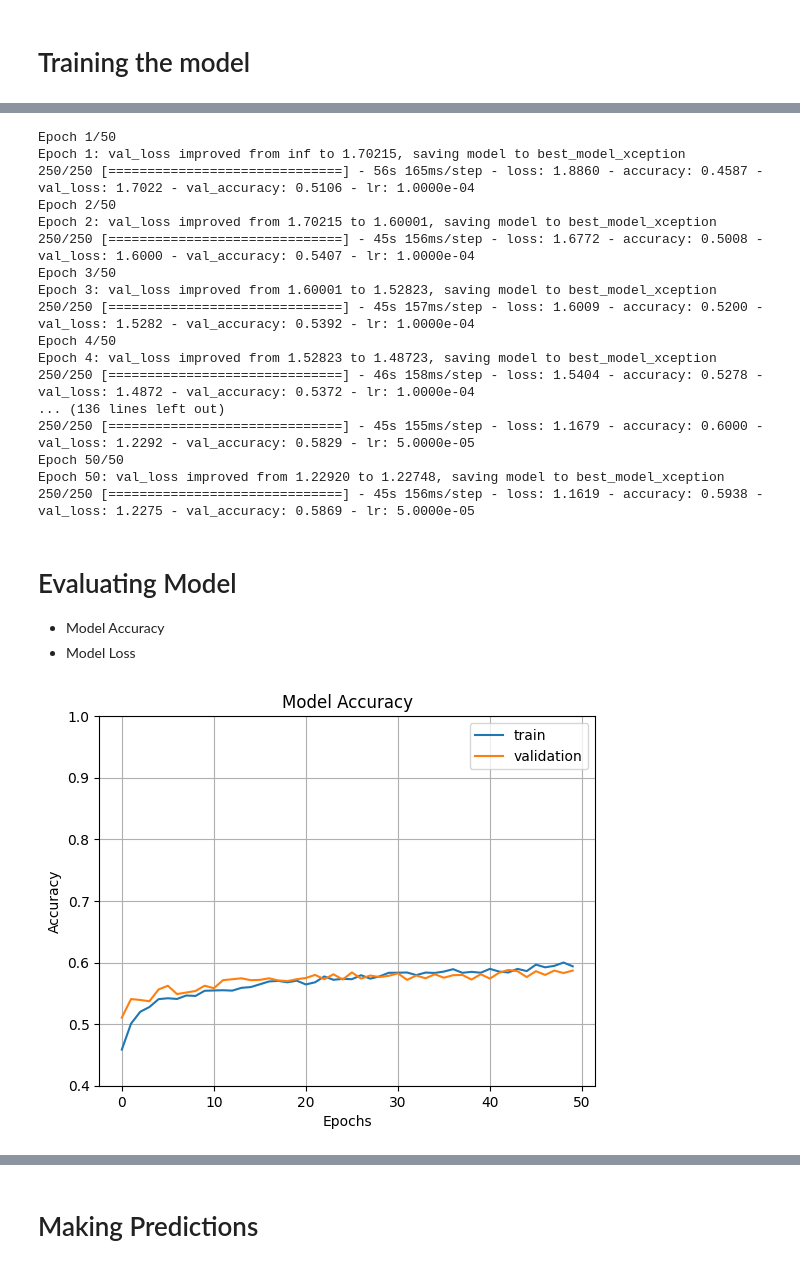
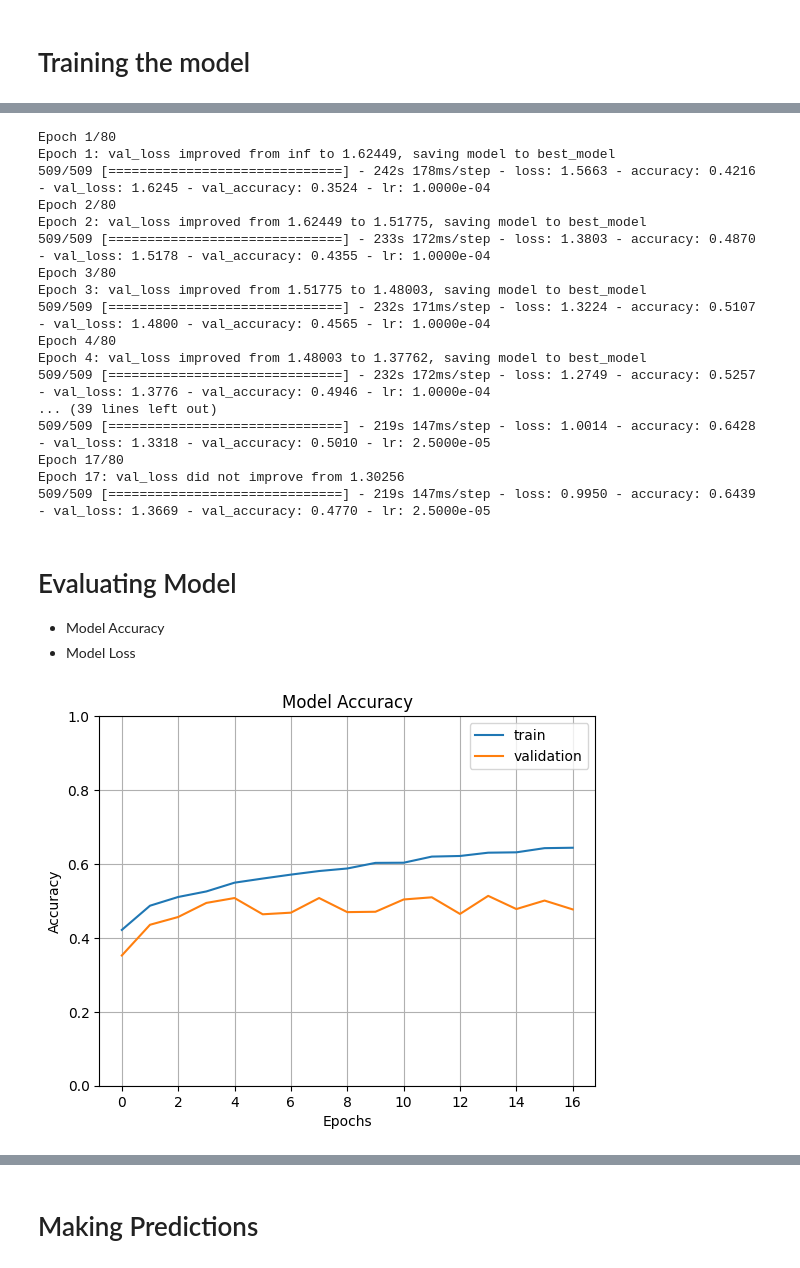
Before and after one commit to dduwa/Group-23, a Jupyter notebook: Xception_ODIR5K.ipynb, the cells around one changed output, grey strips where cells are left out. Saved outputs shown, nothing was run; the diff lists cells and outputs as text; code cells hidden in the pictures.

```diff
--- a/Xception_ODIR5K.ipynb
+++ b/Xception_ODIR5K.ipynb
@@ -238,26 +395,27 @@ from tensorflow.keras.callbacks import EarlyStopping, ReduceLROnPlateau, ModelCh
 # %%
-checkpoint = ModelCheckpoint(filepath='best_model_xception', verbose=1, save_best_only=True)
-reduce_lr = ReduceLROnPlateau(monitor='val_loss', factor=0.5, patience=3, min_lr=1e-7, verbose=1) # increased patience from 3 to 5 and factor from 0.2 to 0.5
-early_stopping = EarlyStopping(monitor='val_loss', patience=5, restore_best_weights=True) # increased from 5 to 10
+from tensorflow.keras.callbacks import EarlyStopping, ReduceLROnPlateau, ModelCheckpoint
+
+# Setup callbacks
+checkpoint = ModelCheckpoint(filepath='best_model', verbose=1, save_best_only=True)
+reduce_lr = ReduceLROnPlateau(monitor='val_loss', factor=0.5, patience=3, min_lr=1e-7, verbose=1)
+early_stopping = EarlyStopping(monitor='val_loss', patience=5, restore_best_weights=True)
 
 
 callbacks = [early_stopping, checkpoint, reduce_lr]
 # %%
 pretrained_model = tf.keras.applications.Xception(
     include_top=False,
-    input_shape=(299,299, 3),
+    input_shape=(299, 299, 3),
     pooling='avg',
     weights='imagenet')
 
 for layer in pretrained_model.layers:
     layer.trainable = False
 
-xception_model = Sequential()
-
-xception_model.add(pretrained_model)
-#xception_model.add((Dense(256, activation='relu')))
-xception_model.add(Dense(256, activation='relu', kernel_regularizer=tf.keras.regularizers.l2(0.001)))
-xception_model.add(Dropout(0.5))
-xception_model.add(Dense(8, activation='softmax'))
+model = Sequential()
+model.add(pretrained_model)
+model.add(Dense(512, activation='relu'))
+model.add(Dropout(0.2))
+model.add(Dense(8, activation='softmax'))
 # %% [output]
 Downloading data from https://storage.googleapis.com/tensorflow/keras-applications/xception/xception_weights_tf_dim_ordering_tf_kernels_notop.h5
@@ -285,26 +449,26 @@ _________________________________________________________________
 # %%
-xception_model.compile(optimizer=Adam(learning_rate=0.0001), loss='categorical_crossentropy', metrics=['accuracy'])
+model.compile(optimizer=Adam(learning_rate=0.0001), loss='categorical_crossentropy', metrics=['accuracy'])
 # %%
-epochs = 50
-history = xception_model.fit(train_ds, validation_data=val_ds, epochs=epochs, callbacks=callbacks)
+epochs = 80
+history = model.fit(train_ds, validation_data=val_ds, epochs=epochs, callbacks=callbacks)
 # %% [output]
-Epoch 1/50
-Epoch 1: val_loss improved from inf to 1.70215, saving model to best_model_xception
-250/250 [==============================] - 56s 165ms/step - loss: 1.8860 - accuracy: 0.4587 - val_loss: 1.7022 - val_accuracy: 0.5106 - lr: 1.0000e-04
-Epoch 2/50
-Epoch 2: val_loss improved from 1.70215 to 1.60001, saving model to best_model_xception
-250/250 [==============================] - 45s 156ms/step - loss: 1.6772 - accuracy: 0.5008 - val_loss: 1.6000 - val_accuracy: 0.5407 - lr: 1.0000e-04
-Epoch 3/50
-Epoch 3: val_loss improved from 1.60001 to 1.52823, saving model to best_model_xception
-250/250 [==============================] - 45s 157ms/step - loss: 1.6009 - accuracy: 0.5200 - val_loss: 1.5282 - val_accuracy: 0.5392 - lr: 1.0000e-04
-Epoch 4/50
-Epoch 4: val_loss improved from 1.52823 to 1.48723, saving model to best_model_xception
-250/250 [==============================] - 46s 158ms/step - loss: 1.5404 - accuracy: 0.5278 - val_loss: 1.4872 - val_accuracy: 0.5372 - lr: 1.0000e-04
-... (136 lines left out)
-250/250 [==============================] - 45s 155ms/step - loss: 1.1679 - accuracy: 0.6000 - val_loss: 1.2292 - val_accuracy: 0.5829 - lr: 5.0000e-05
-Epoch 50/50
-Epoch 50: val_loss improved from 1.22920 to 1.22748, saving model to best_model_xception
-250/250 [==============================] - 45s 156ms/step - loss: 1.1619 - accuracy: 0.5938 - val_loss: 1.2275 - val_accuracy: 0.5869 - lr: 5.0000e-05
+Epoch 1/80
+Epoch 1: val_loss improved from inf to 1.62449, saving model to best_model
+509/509 [==============================] - 242s 178ms/step - loss: 1.5663 - accuracy: 0.4216 - val_loss: 1.6245 - val_accuracy: 0.3524 - lr: 1.0000e-04
+Epoch 2/80
+Epoch 2: val_loss improved from 1.62449 to 1.51775, saving model to best_model
+509/509 [==============================] - 233s 172ms/step - loss: 1.3803 - accuracy: 0.4870 - val_loss: 1.5178 - val_accuracy: 0.4355 - lr: 1.0000e-04
+Epoch 3/80
+Epoch 3: val_loss improved from 1.51775 to 1.48003, saving model to best_model
+509/509 [==============================] - 232s 171ms/step - loss: 1.3224 - accuracy: 0.5107 - val_loss: 1.4800 - val_accuracy: 0.4565 - lr: 1.0000e-04
+Epoch 4/80
+Epoch 4: val_loss improved from 1.48003 to 1.37762, saving model to best_model
+509/509 [==============================] - 232s 172ms/step - loss: 1.2749 - accuracy: 0.5257 - val_loss: 1.3776 - val_accuracy: 0.4946 - lr: 1.0000e-04
+... (39 lines left out)
+509/509 [==============================] - 219s 147ms/step - loss: 1.0014 - accuracy: 0.6428 - val_loss: 1.3318 - val_accuracy: 0.5010 - lr: 2.5000e-05
+Epoch 17/80
+Epoch 17: val_loss did not improve from 1.30256
+509/509 [==============================] - 219s 147ms/step - loss: 0.9950 - accuracy: 0.6439 - val_loss: 1.3669 - val_accuracy: 0.4770 - lr: 2.5000e-05
 # %% [markdown]
 # Evaluating Model
 - Model Accuracy
@@ -312,16 +476,16 @@ Epoch 50: val_loss improved from 1.22920 to 1.22748, saving model to best_model_
 # %%
 fig1 = plt.gcf()
 plt.plot(history.history['accuracy'])
 plt.plot(history.history['val_accuracy'])
-plt.axis(ymin=0.4,ymax=1)
+plt.axis(ymin=0.0,ymax=1)
 plt.grid()
 plt.title('Model Accuracy')
 plt.ylabel('Accuracy')
 plt.xlabel('Epochs')
 plt.legend(['train', 'validation'])
 plt.show()
 # %% [output]
-[figure, old version]
+[figure, new version]
 # %%
 plt.plot(history.history['loss'])
 plt.plot(history.history['val_loss'])
```
Also changed, not shown: parts of 61 cells of this notebook.
